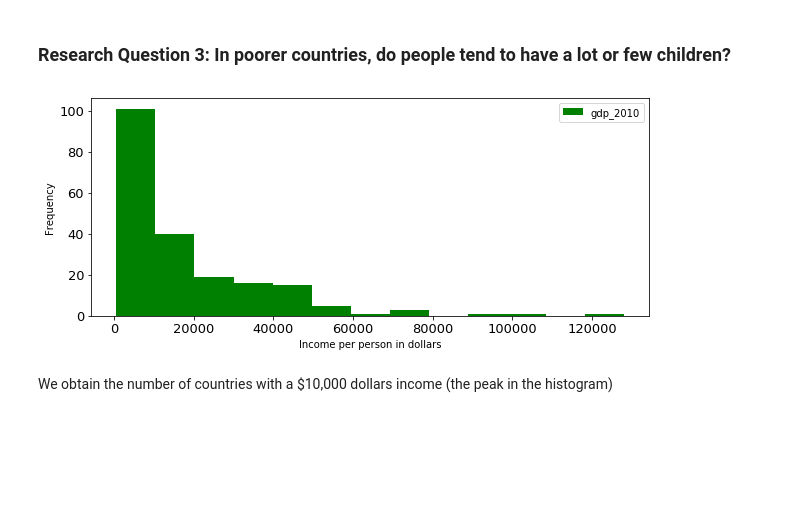
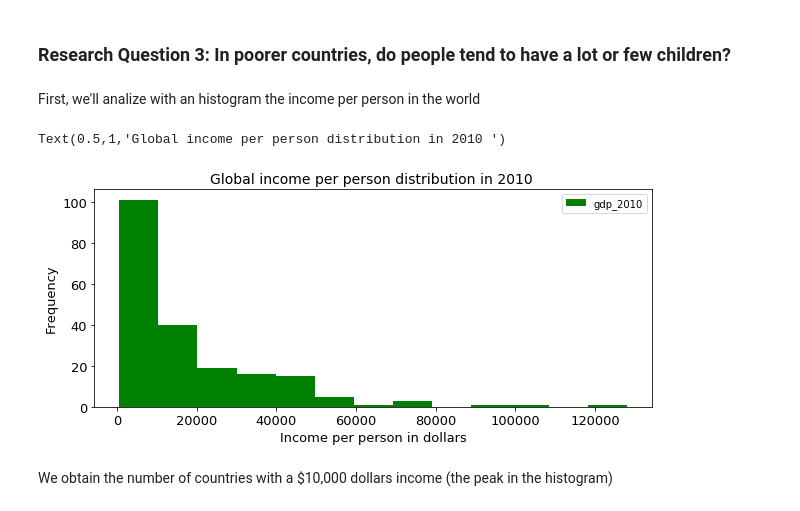
Before and after one commit to Lilianasu/Udacity-Project-2, a Jupyter notebook: Investigate a Dataset Project.ipynb, the cells around one changed output. Drawn from its saved outputs; the diff is of its cells as text; code cells hidden in the pictures; blank space fills up the shorter version.

```diff
--- a/Investigate a Dataset Project.ipynb
+++ b/Investigate a Dataset Project.ipynb
@@ -659,9 +656,13 @@ First, we'll analize with an histogram the income per person in the world
+# %% [markdown]
+First, we'll analize with an histogram the income per person in the world
 # %%
 ax = gdp.plot.hist(color = 'green', figsize=(10,4), fontsize=13, bins=13);
-ax.set_xlabel('Income per person in dollars');
-ax.set_ylabel('Frequency');
+ax.set_xlabel('Income per person in dollars', fontsize=13);
+ax.set_ylabel('Frequency', fontsize=13);
+ax.set_title('Global income per person distribution in 2010 ', fontsize=14)
 # %% [output]
+Text(0.5,1,'Global income per person distribution in 2010 ')
-[figure, old version]
+[figure, new version]
 # %% [markdown]
 We obtain the number of countries with a $10,000 dollars income (the peak in the histogram)
 # %%
```
Also changed, not shown: parts of 8 cells of this notebook.
